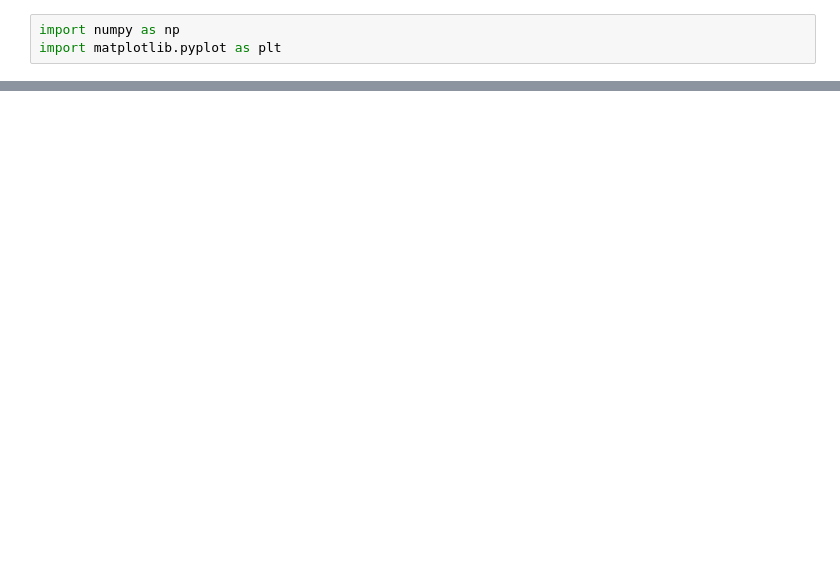
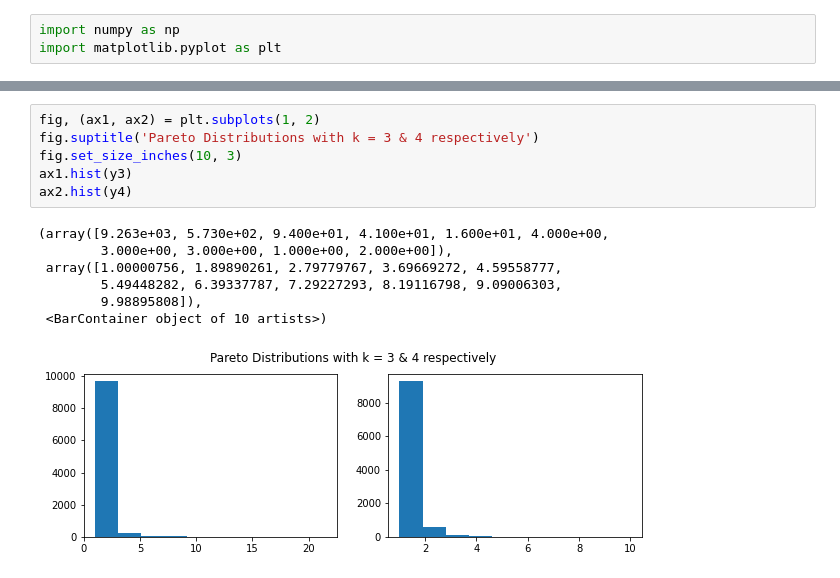
Before and after one commit to carinhopm/ss_exercises, a Jupyter notebook: ex3-sampling-from-continuous-dist.ipynb, the cells around one changed output, grey strips where cells are left out. Drawn from its saved outputs; the diff is of its cells as text; blank space fills up the shorter version.

```diff
--- a/ex3-sampling-from-continuous-dist.ipynb
+++ b/ex3-sampling-from-continuous-dist.ipynb
@@ -90,0 +66,14 @@ plt.hist(y)
+# %%
+fig, (ax1, ax2) = plt.subplots(1, 2)
+fig.suptitle('Pareto Distributions with k = 3 & 4 respectively')
+fig.set_size_inches(10, 3)
+ax1.hist(y3)
+ax2.hist(y4)
+# %% [output]
+(array([9.263e+03, 5.730e+02, 9.400e+01, 4.100e+01, 1.600e+01, 4.000e+00,
+        3.000e+00, 3.000e+00, 1.000e+00, 2.000e+00]),
+ array([1.00000756, 1.89890261, 2.79779767, 3.69669272, 4.59558777,
+        5.49448282, 6.39337787, 7.29227293, 8.19116798, 9.09006303,
+        9.98895808]),
+ <BarContainer object of 10 artists>)
+[figure, added]
```
Also changed, not shown: parts of 12 cells of this notebook.
